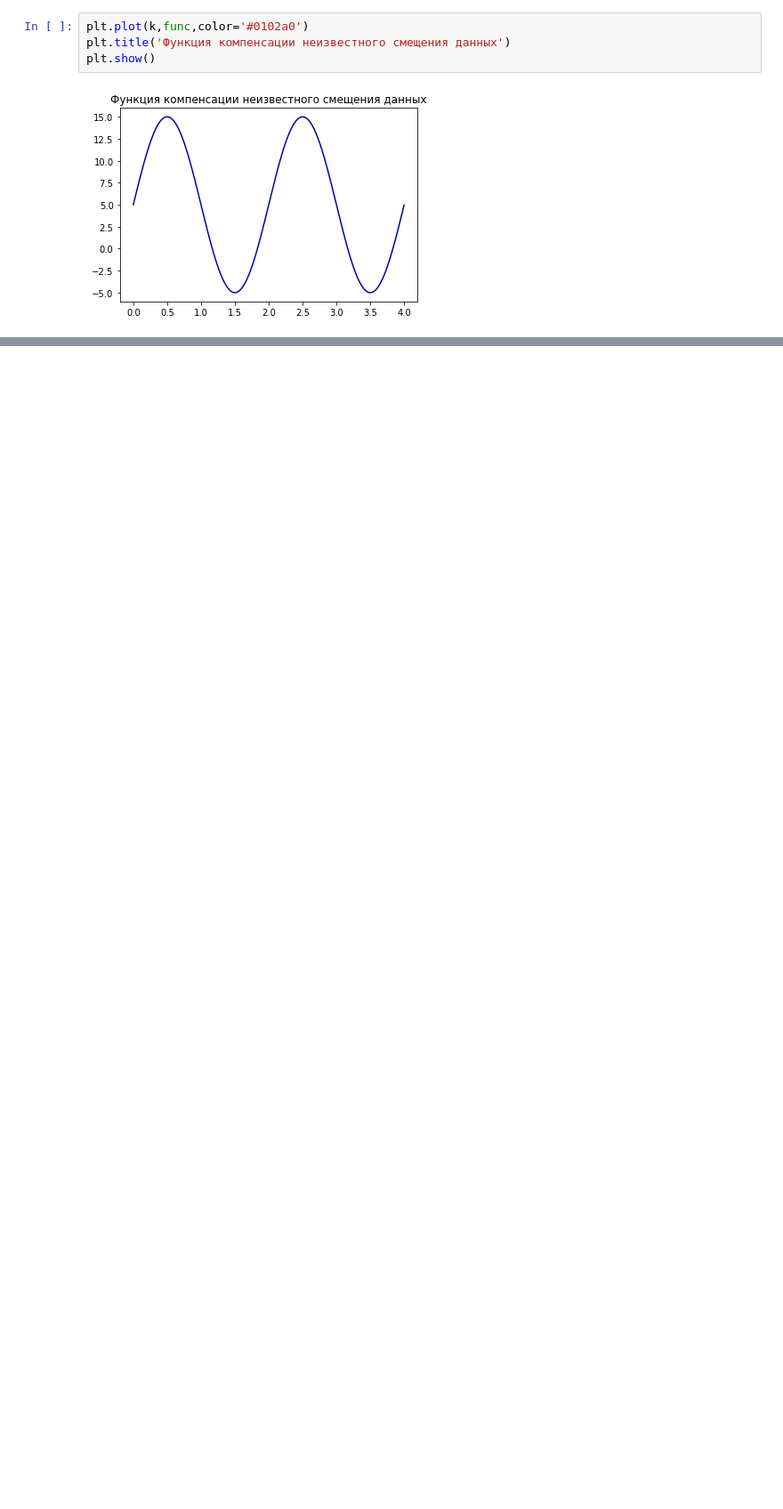
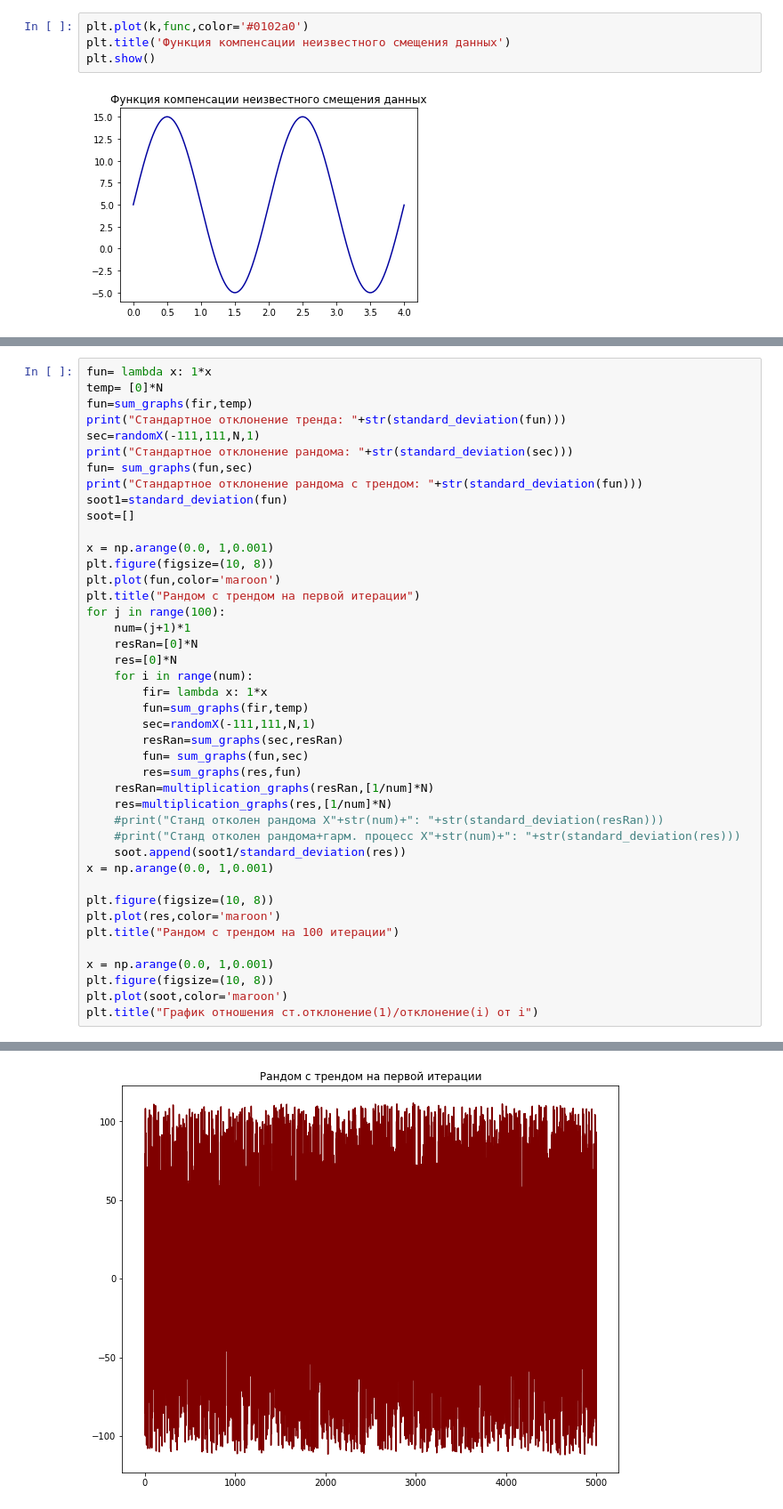
Before and after one commit to anasatasiyazyamzina/DataManipulation2021, a Jupyter notebook: Tasks for DataManipulation.ipynb, the cells around one changed output, grey strips where cells are left out. Shown at 89% size. Drawn from its saved outputs; the diff is of its cells as text; blank space fills up the shorter version.

```diff
--- a/Tasks for DataManipulation.ipynb
+++ b/Tasks for DataManipulation.ipynb
@@ -688,0 +804,43 @@ plt.show()
+# %%
+fun= lambda x: 1*x
+temp= [0]*N
+fun=sum_graphs(fir,temp)
+print("Стандартное отклонение тренда: "+str(standard_deviation(fun)))
+sec=randomX(-111,111,N,1)
+print("Стандартное отклонение рандома: "+str(standard_deviation(sec)))
+fun= sum_graphs(fun,sec)
+print("Стандартное отклонение рандома с трендом: "+str(standard_deviation(fun)))
+soot1=standard_deviation(fun)
+soot=[]
+
+x = np.arange(0.0, 1,0.001)
+plt.figure(figsize=(10, 8))
+plt.plot(fun,color='maroon')
+plt.title("Рандом с трендом на первой итерации")
+for j in range(100):
+    num=(j+1)*1
+    resRan=[0]*N
+    res=[0]*N
+    for i in range(num):
+        fir= lambda x: 1*x
+        fun=sum_graphs(fir,temp)
+        sec=randomX(-111,111,N,1)
+        resRan=sum_graphs(sec,resRan)
+        fun= sum_graphs(fun,sec)
+        res=sum_graphs(res,fun)
+    resRan=multiplication_graphs(resRan,[1/num]*N)
+    res=multiplication_graphs(res,[1/num]*N)
+    #print("Станд отколен рандома Х"+str(num)+": "+str(standard_deviation(resRan)))
+    #print("Станд отколен рандома+гарм. процесс Х"+str(num)+": "+str(standard_deviation(res)))
+    soot.append(soot1/standard_deviation(res))
+x = np.arange(0.0, 1,0.001)
+
+plt.figure(figsize=(10, 8))
+plt.plot(res,color='maroon')
+plt.title("Рандом c трендом на 100 итерации")
+
+x = np.arange(0.0, 1,0.001)
+plt.figure(figsize=(10, 8))
+plt.plot(soot,color='maroon')
+plt.title("График отношения ст.отклонение(1)/отклонение(i) от i")
+# %% [output]
@@ -688,0 +851 @@ plt.show()
+[figure, added]
```
Also changed, not shown: parts of 27 cells of this notebook, 1 other file.
